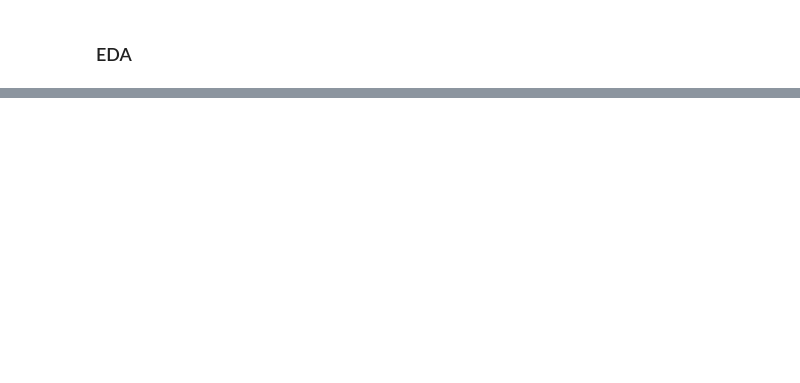
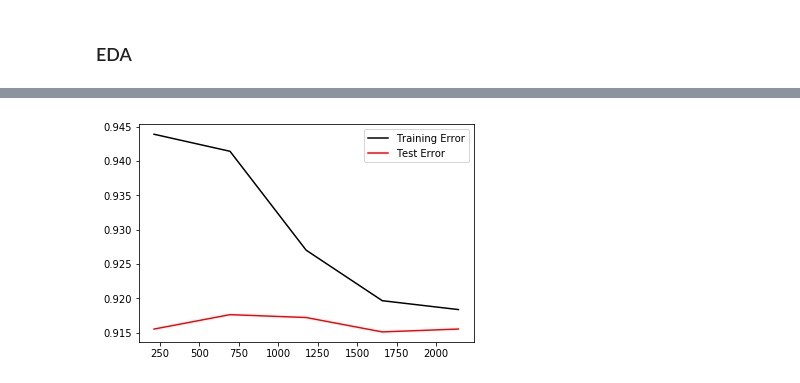
Before and after one commit to alan-j-lin/stealingbases_classification, a Jupyter notebook: Project_McNulty.ipynb, the cells around one changed output, grey strips where cells are left out. Saved outputs shown, nothing was run; the diff lists cells and outputs as text; code cells hidden in the pictures; blank space fills up the shorter version.

```diff
--- a/Project_McNulty.ipynb
+++ b/Project_McNulty.ipynb
@@ -120,0 +246,21 @@ len(desc_df['description'].unique())
+# %%
+base = np.round(np.mean(
+            cross_val_score(LR, X_train_scaled, y_train, scoring = 'precision', cv = 10)), 5)
+notuseful_cols = []
+for i in X_train_scaled.columns:
+    dummyX = deepcopy(X_train_scaled)
+    dummycol = dummyX[i]
+    dummyX = dummyX.drop(columns = i)
+    np.random.seed(seed = 42)
+    np.random.shuffle(dummycol)
+    dummyX[i] = dummycol
+    acc_cval = np.round(np.mean(
+            cross_val_score(LR, dummyX, y_train, scoring = 'precision', cv = 10)), 5)
+    delta = np.round(base - acc_cval, 5)
+    if abs(delta) < 0.001:
+        notuseful_cols.append(i)
+    #print(f'Cval Precision Shuffle {i}: {acc_cval}')
+    #print(f'Delta {i}: {delta}')
+
+dummyX2 = deepcopy(X_train_scaled)
+dummyX2.drop(columns = notuseful_cols, inplace = True)
@@ -120,0 +291,8 @@ len(desc_df['description'].unique())
+# %%
+m, train_err, test_err = learning_curve(LR, dummyX2, y_train, cv = 10, scoring = 'accuracy', random_state = 42)
+m_trainerr = np.mean(train_err, axis = 1)
+m_testerr = np.mean(test_err, axis = 1)
+plt.plot(m, m_trainerr, 'k', m, m_testerr, 'r')
+plt.legend(['Training Error', 'Test Error']);
+# %% [output]
+[figure, added]
```
Also changed, not shown: parts of 26 cells of this notebook.
